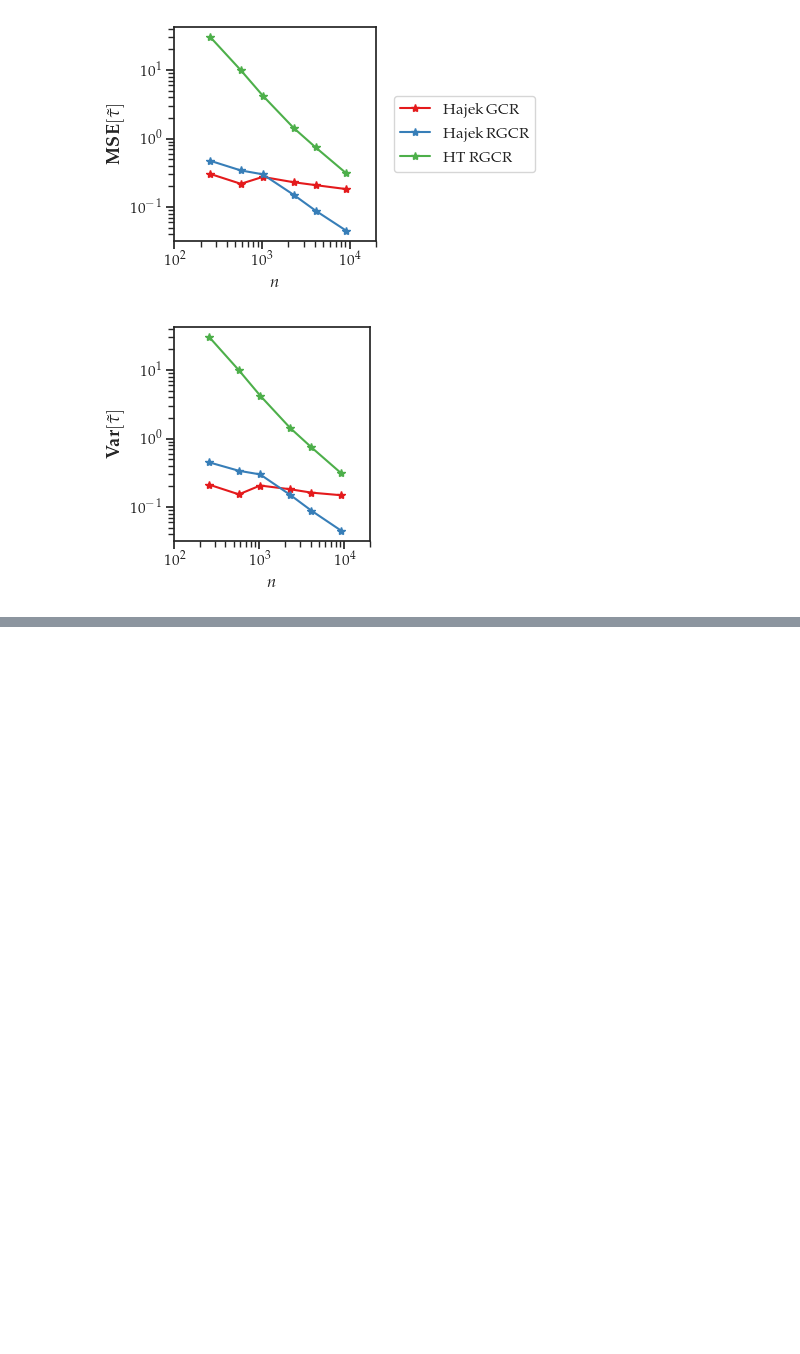
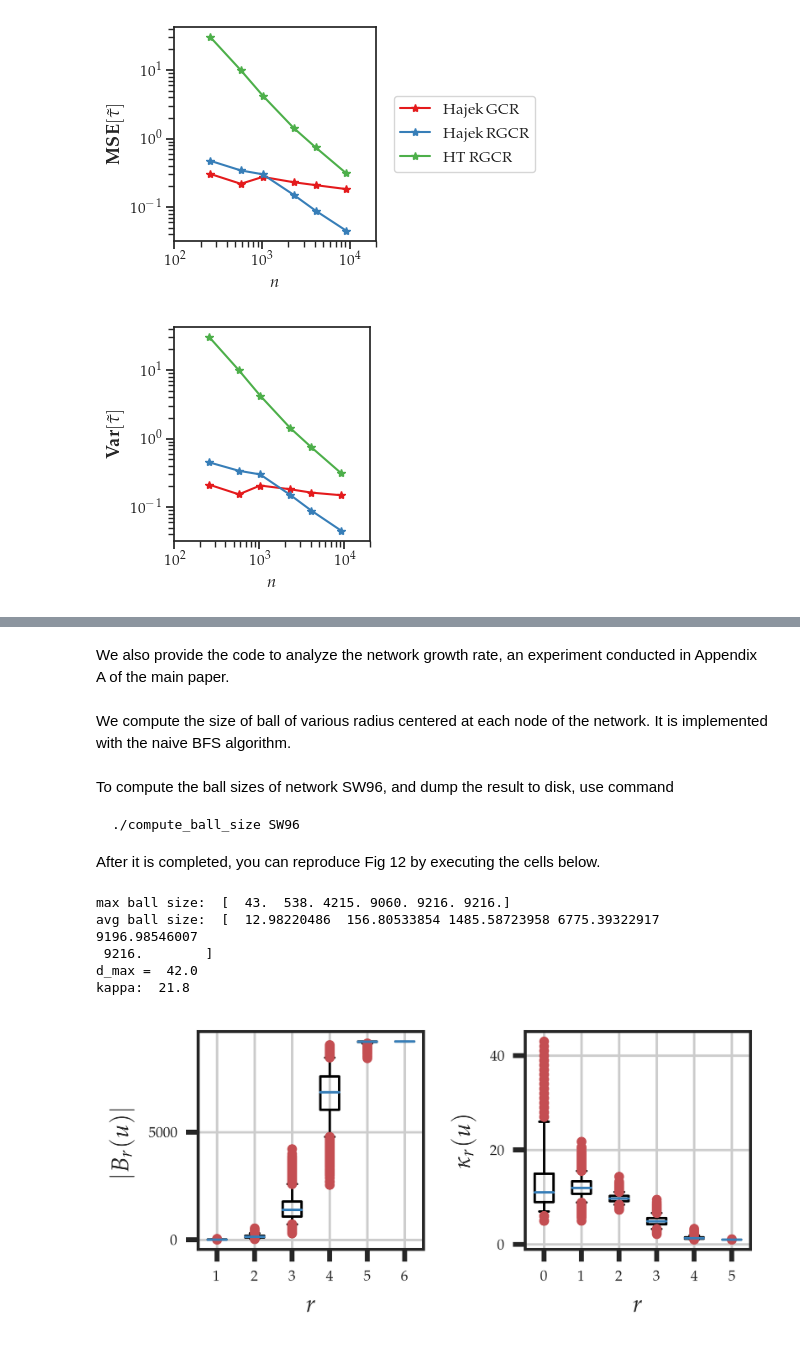
Before and after one commit to cleeyu/RGCR-code, a Jupyter notebook: intro.ipynb, the cells around one changed output, grey strips where cells are left out. Cells and saved outputs as stored; diff of their text form; code cells hidden in the pictures; blank space fills up the shorter version.

Commit message:
add ball_size experiment to intro

```diff
--- a/intro.ipynb
+++ b/intro.ipynb
@@ -708,0 +711,16 @@ plt.show()
+# %% [markdown]
+We also provide the code to analyze the network growth rate, an experiment conducted in Appendix A of the main paper.
+# %% [markdown]
+We compute the size of ball of various radius centered at each node of the network. It is implemented with the naive BFS algorithm.
+# %% [markdown]
+To compute the ball sizes of network SW96, and dump the result to disk, use command
+
+    ./compute_ball_size SW96
+
+After it is completed, you can reproduce Fig 12 by executing the cells below.
+# %%
+def get_col_name(PFName):
+    fin = open(PFName)
+    s = fin.readline().strip()
+    fin.close()
+    return s.split('\t')
@@ -708,0 +785,9 @@ plt.show()
+# %%
+plot_ball_size('SW96')
+# %% [output]
+max ball size:  [  43.  538. 4215. 9060. 9216. 9216.]
+avg ball size:  [  12.98220486  156.80533854 1485.58723958 6775.39322917 9196.98546007
+ 9216.        ]
+d_max =  42.0
+kappa:  21.8
+[figure, added]
```
Also changed, not shown: parts of 10 cells of this notebook, 1 other file.
